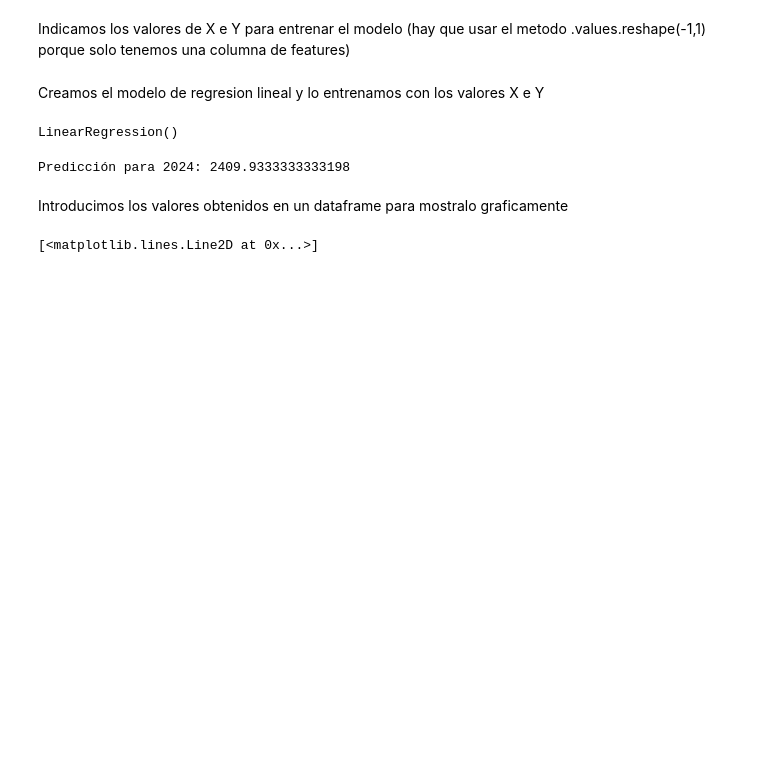
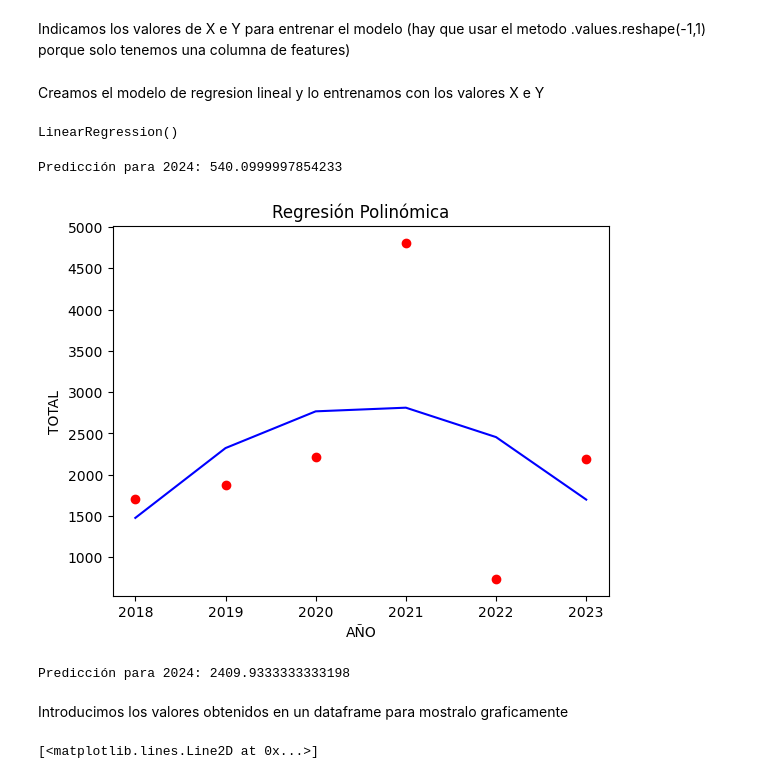
Before and after one commit to migtortel/Curso-Big-Data, a Jupyter notebook: Jupyter Notebook/prediccion_bomberos.ipynb, the cells around one changed output. Cells and saved outputs as stored; diff of their text form; code cells hidden in the pictures; blank space fills up the shorter version.

Commit message:
revisar el modelo polinomial y pintar bien la ultima grafica

```diff
--- a/Jupyter Notebook/prediccion_bomberos.ipynb
+++ b/Jupyter Notebook/prediccion_bomberos.ipynb
@@ -57,6 +58,31 @@ modelo = LinearRegression()
 modelo.fit(X, Y)
 # %% [output]
 LinearRegression()
+# %%
+# Transformar las características a polinómicas (grado 2 en este caso)
+poly = PolynomialFeatures(degree=2)
+X_poly = poly.fit_transform(X)
+
+# Crear y entrenar el modelo de regresión lineal con las características polinómicas
+modelo = LinearRegression()
+modelo.fit(X_poly, Y)
+
+# Predecir el TOTAL para el año 2024
+X_pred = np.array([2024]).reshape(-1, 1)
+X_pred_poly = poly.transform(X_pred)
+prediccion = modelo.predict(X_pred_poly)
+print(f"Predicción para 2024: {prediccion[0]}")
+
+# Visualización de los resultados
+plt.scatter(X, Y, color='red')
+plt.plot(X, modelo.predict(X_poly), color='blue')
+plt.title('Regresión Polinómica')
+plt.xlabel('AÑO')
+plt.ylabel('TOTAL')
+plt.show()
+# %% [output]
+Predicción para 2024: 540.0999997854233
+[figure, added]
 # %%
 # Hacer una predicción para el año 2024
 prediccion = modelo.predict([[2024]])
```
Also changed, not shown: parts of 2 cells of this notebook.
